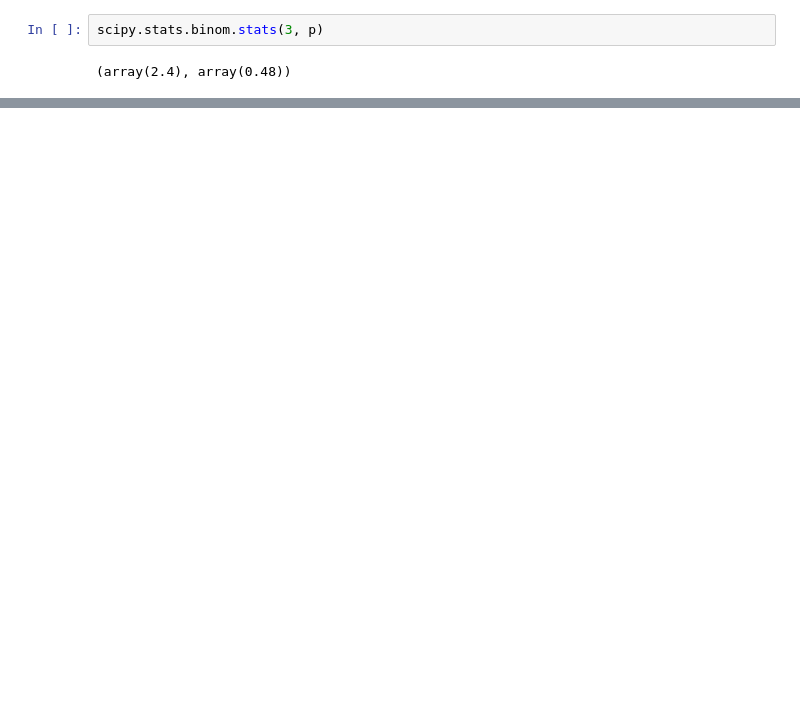
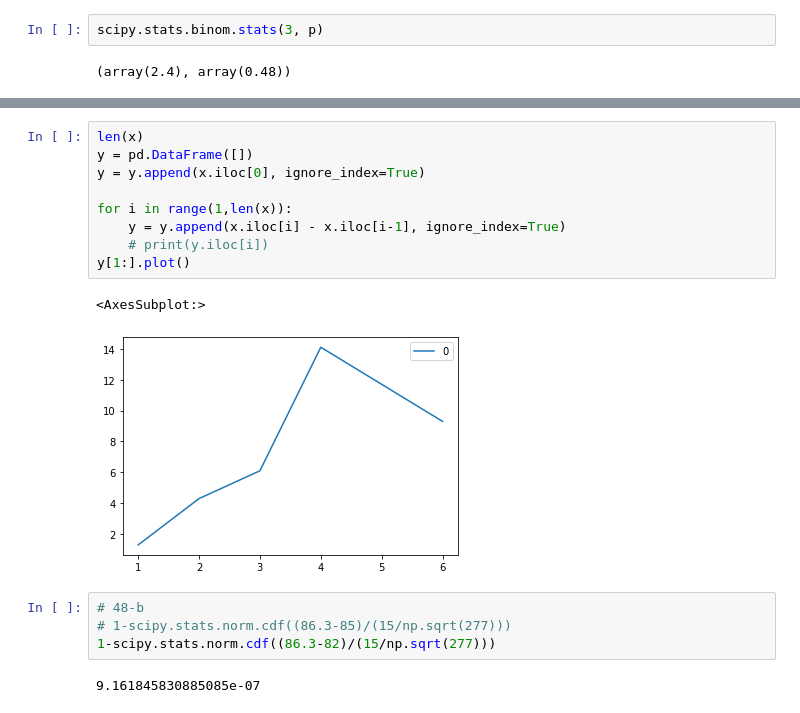
Before and after one commit to Chuanhuan/NTU-Classes, a Jupyter notebook: Calculator.ipynb, the cells around one changed output, grey strips where cells are left out. Cells and saved outputs as stored; diff of their text form; blank space fills up the shorter version.

```diff
--- a/Calculator.ipynb
+++ b/Calculator.ipynb
@@ -67,0 +77,18 @@ scipy.stats.binom.stats(3, p)
+# %%
+len(x)
+y = pd.DataFrame([])
+y = y.append(x.iloc[0], ignore_index=True)
+
+for i in range(1,len(x)):
+    y = y.append(x.iloc[i] - x.iloc[i-1], ignore_index=True)
+    # print(y.iloc[i])
+y[1:].plot()
+# %% [output]
+<AxesSubplot:>
+[figure, added]
+# %%
+# 48-b
+# 1-scipy.stats.norm.cdf((86.3-85)/(15/np.sqrt(277)))
+1-scipy.stats.norm.cdf((86.3-82)/(15/np.sqrt(277)))
+# %% [output]
+9.161845830885085e-07
```
Also changed, not shown: parts of 6 cells of this notebook, 1 other file.
